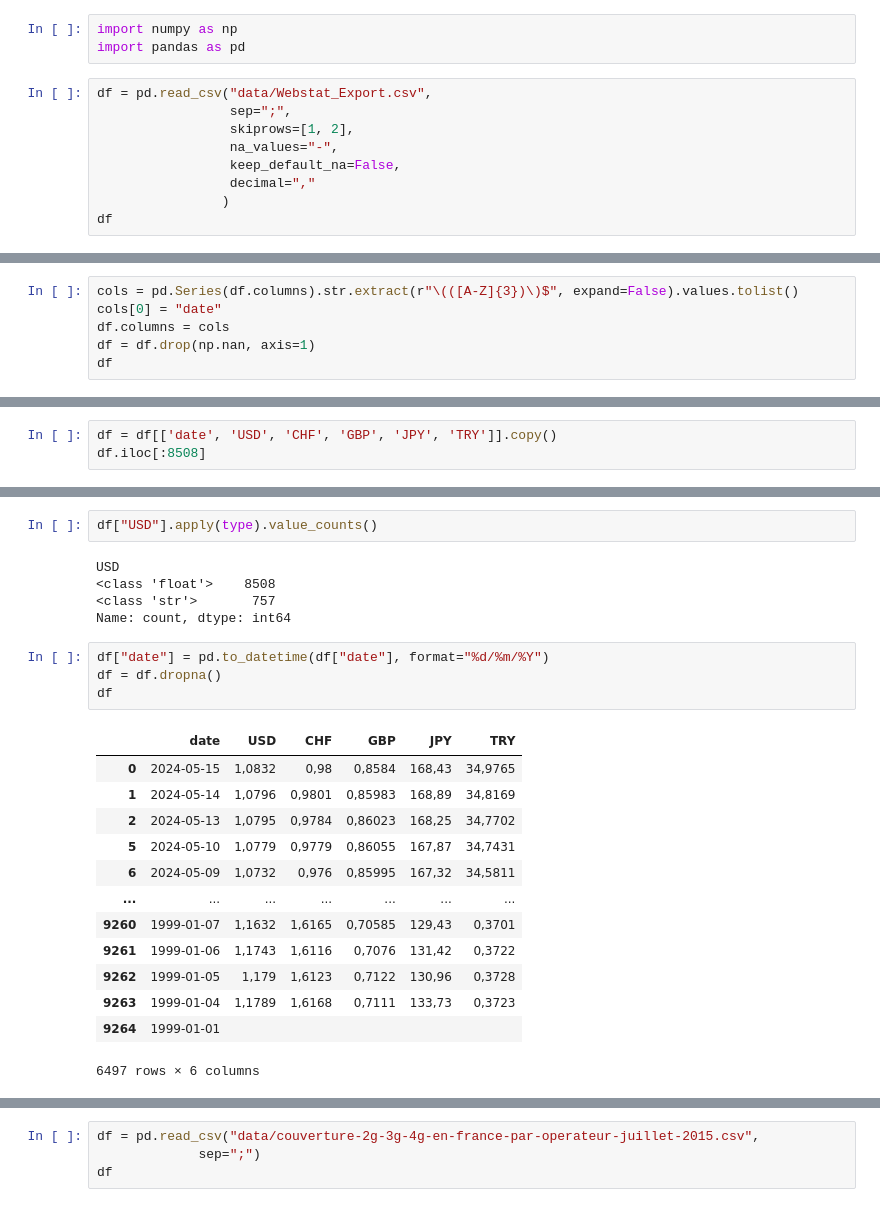
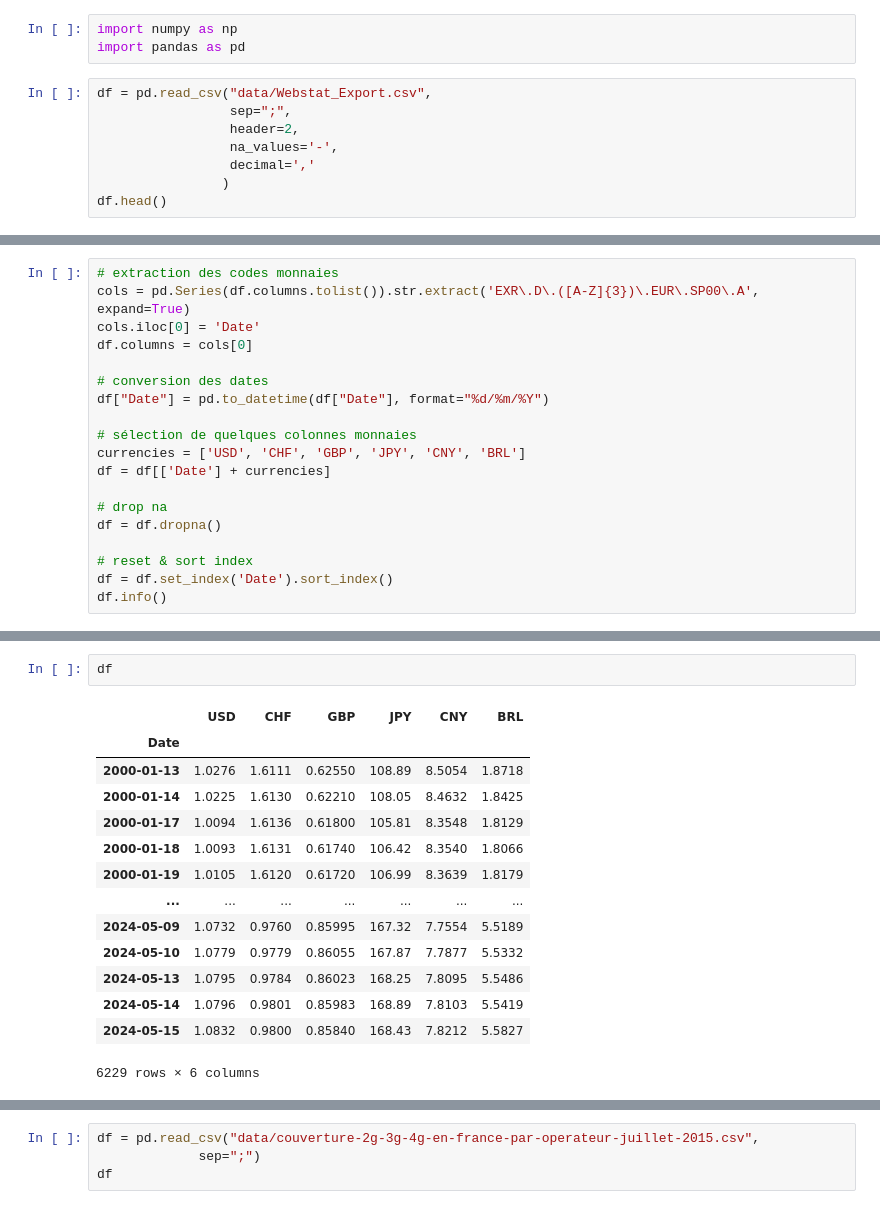
Before and after one commit to fran6w/TIDE, a Jupyter notebook: 03_TIDE_session.ipynb, the cells around one changed output, grey strips where cells are left out. Saved outputs shown, nothing was run; the diff lists cells and outputs as text.

```diff
--- a/03_TIDE_session.ipynb
+++ b/03_TIDE_session.ipynb
@@ -65,10 +65,9 @@ import pandas as pd
 # %%
 df = pd.read_csv("data/Webstat_Export.csv",
                  sep=";",
-                 skiprows=[1, 2],
-                 na_values="-",
-                 keep_default_na=False,
-                 decimal=","
+                 header=2,
+                 na_values='-',
+                 decimal=','
                 )
-df
+df.head()
 # %% [output]
@@ -88,7 +81,20 @@ df
 # %%
-cols = pd.Series(df.columns).str.extract(r"\(([A-Z]{3})\)$", expand=False).values.tolist()
-cols[0] = "date"
-df.columns = cols
-df = df.drop(np.nan, axis=1)
-df
+# extraction des codes monnaies
+cols = pd.Series(df.columns.tolist()).str.extract('EXR\.D\.([A-Z]{3})\.EUR\.SP00\.A', expand=True)
+cols.iloc[0] = 'Date'
+df.columns = cols[0]
+
+# conversion des dates
+df["Date"] = pd.to_datetime(df["Date"], format="%d/%m/%Y")
+
+# sélection de quelques colonnes monnaies
+currencies = ['USD', 'CHF', 'GBP', 'JPY', 'CNY', 'BRL']
+df = df[['Date'] + currencies]
+
+# drop na
+df = df.dropna()
+
+# reset & sort index
+df = df.set_index('Date').sort_index()
+df.info()
 # %% [output]
@@ -108,3 +113,0 @@ df
-# %%
-df = df[['date', 'USD', 'CHF', 'GBP', 'JPY', 'TRY']].copy()
-df.iloc[:8508]
@@ -125,25 +114,17 @@ df.iloc[:8508]
-# %%
-df["USD"].apply(type).value_counts()
-# %% [output]
-USD
-<class 'float'>    8508
-<class 'str'>       757
-Name: count, dtype: int64
 # %%
-df["date"] = pd.to_datetime(df["date"], format="%d/%m/%Y")
-df = df.dropna()
 df
 # %% [output]
-|  | date | USD | CHF | GBP | JPY | TRY |
-| 0 | 2024-05-15 | 1,0832 | 0,98 | 0,8584 | 168,43 | 34,9765 |
-| 1 | 2024-05-14 | 1,0796 | 0,9801 | 0,85983 | 168,89 | 34,8169 |
-| 2 | 2024-05-13 | 1,0795 | 0,9784 | 0,86023 | 168,25 | 34,7702 |
-| 5 | 2024-05-10 | 1,0779 | 0,9779 | 0,86055 | 167,87 | 34,7431 |
-| 6 | 2024-05-09 | 1,0732 | 0,976 | 0,85995 | 167,32 | 34,5811 |
+|  | USD | CHF | GBP | JPY | CNY | BRL |
+| Date |  |  |  |  |  |  |
+| 2000-01-13 | 1.0276 | 1.6111 | 0.62550 | 108.89 | 8.5054 | 1.8718 |
+| 2000-01-14 | 1.0225 | 1.6130 | 0.62210 | 108.05 | 8.4632 | 1.8425 |
+| 2000-01-17 | 1.0094 | 1.6136 | 0.61800 | 105.81 | 8.3548 | 1.8129 |
+| 2000-01-18 | 1.0093 | 1.6131 | 0.61740 | 106.42 | 8.3540 | 1.8066 |
+| 2000-01-19 | 1.0105 | 1.6120 | 0.61720 | 106.99 | 8.3639 | 1.8179 |
 | ... | ... | ... | ... | ... | ... | ... |
-| 9260 | 1999-01-07 | 1,1632 | 1,6165 | 0,70585 | 129,43 | 0,3701 |
-| 9261 | 1999-01-06 | 1,1743 | 1,6116 | 0,7076 | 131,42 | 0,3722 |
-| 9262 | 1999-01-05 | 1,179 | 1,6123 | 0,7122 | 130,96 | 0,3728 |
-| 9263 | 1999-01-04 | 1,1789 | 1,6168 | 0,7111 | 133,73 | 0,3723 |
-| 9264 | 1999-01-01 |  |  |  |  |  |
+| 2024-05-09 | 1.0732 | 0.9760 | 0.85995 | 167.32 | 7.7554 | 5.5189 |
+| 2024-05-10 | 1.0779 | 0.9779 | 0.86055 | 167.87 | 7.7877 | 5.5332 |
+| 2024-05-13 | 1.0795 | 0.9784 | 0.86023 | 168.25 | 7.8095 | 5.5486 |
+| 2024-05-14 | 1.0796 | 0.9801 | 0.85983 | 168.89 | 7.8103 | 5.5419 |
+| 2024-05-15 | 1.0832 | 0.9800 | 0.85840 | 168.43 | 7.8212 | 5.5827 |
-6497 rows × 6 columns
+6229 rows × 6 columns
```
Also changed, not shown: parts of 5 cells of this notebook.
